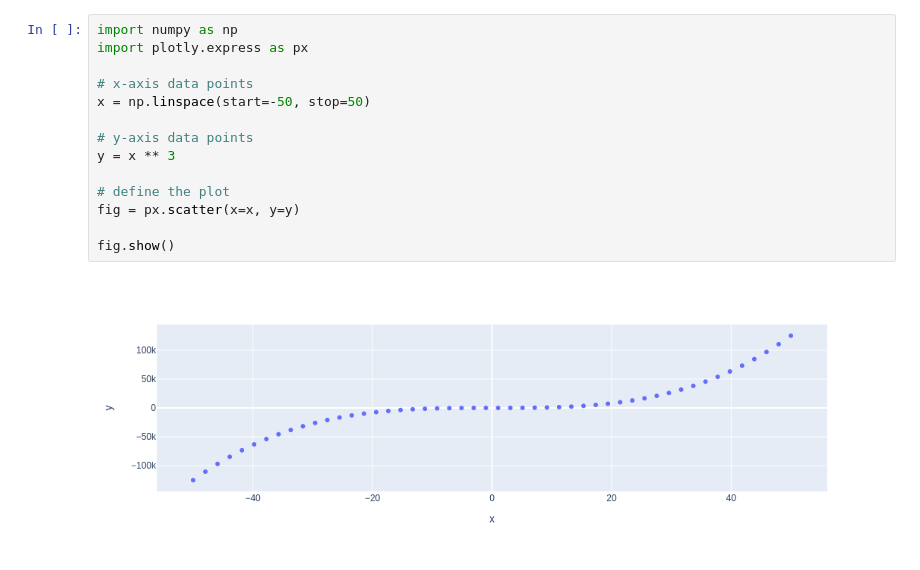
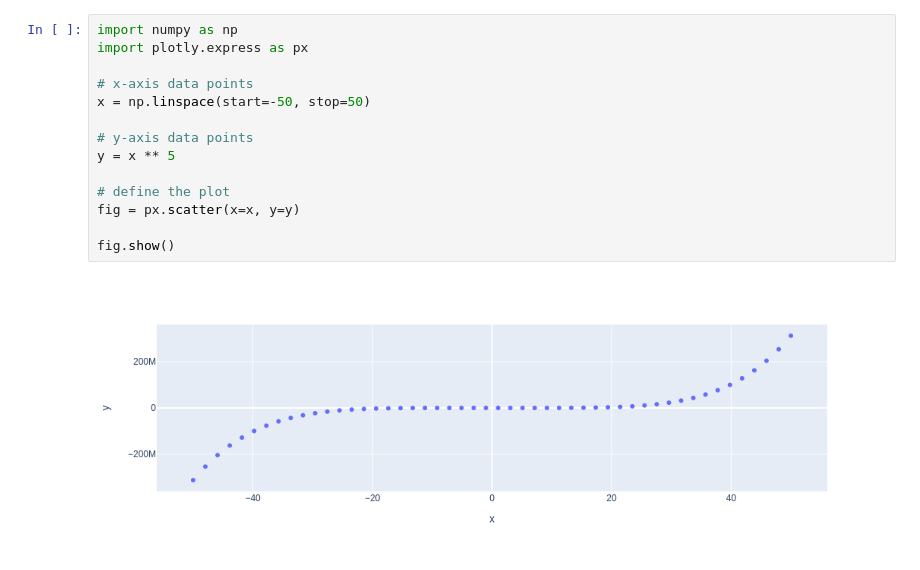
Before and after one commit to hslee9397/my-notebooks-repo, a Jupyter notebook: experiment1.ipynb, the cells around one changed output. Cells and saved outputs as stored; diff of their text form.

```diff
--- a/experiment1.ipynb
+++ b/experiment1.ipynb
@@ -1,16 +1,16 @@
 # %%
 import numpy as np
 import plotly.express as px
 
 # x-axis data points
 x = np.linspace(start=-50, stop=50)
 
 # y-axis data points
-y = x ** 3
+y = x ** 5
 
 # define the plot
 fig = px.scatter(x=x, y=y)
 
 fig.show()
 # %% [output]
-[figure, old version]
+[figure, new version]
```
